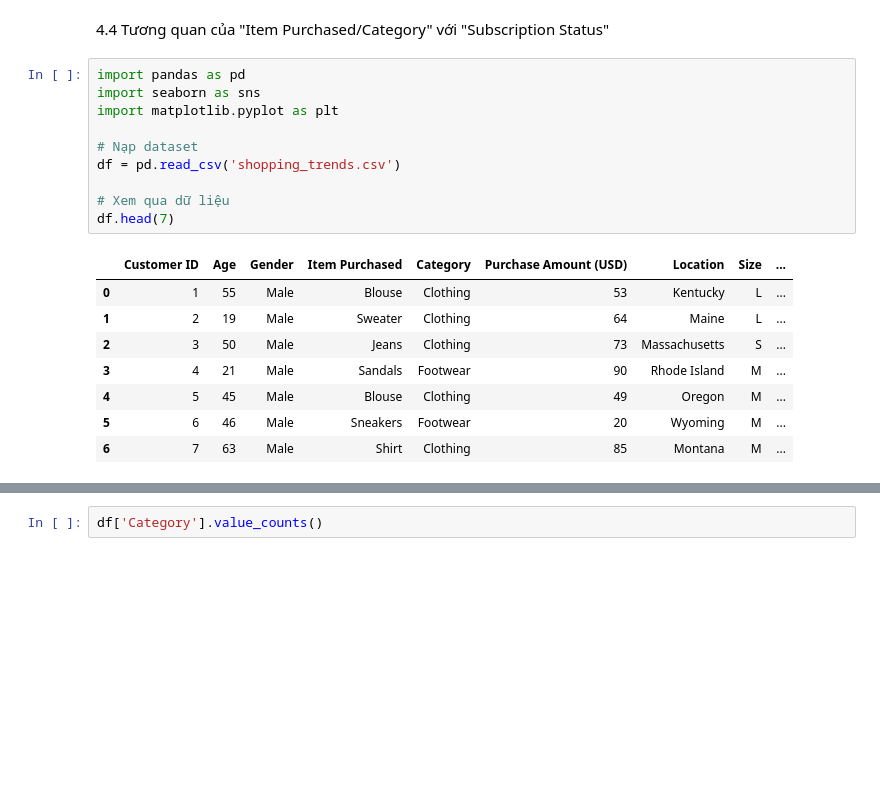
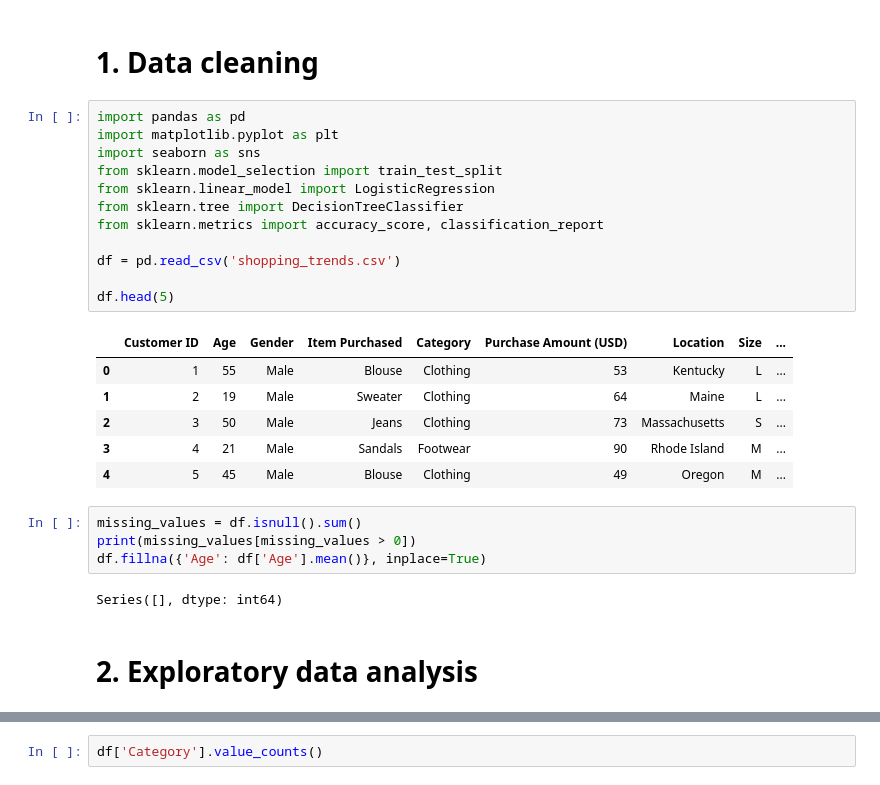
Before and after one commit to hailhp/DEANCNTT, a Jupyter notebook: analyst.ipynb, the cells around one changed output, grey strips where cells are left out. Drawn from its saved outputs; the diff is of its cells as text; blank space fills up the shorter version.

```diff
--- a/2.ipynb
+++ b/analyst.ipynb
@@ -1,21 +1,29 @@
-# %% [markdown]
-4.4 Tương quan của "Item Purchased/Category" với "Subscription Status"
+# %% [markdown]
+# 1. Data cleaning
 # %%
 import pandas as pd
+import matplotlib.pyplot as plt
 import seaborn as sns
-import matplotlib.pyplot as plt
+from sklearn.model_selection import train_test_split
+from sklearn.linear_model import LogisticRegression
+from sklearn.tree import DecisionTreeClassifier
+from sklearn.metrics import accuracy_score, classification_report
 
-# Nạp dataset
 df = pd.read_csv('shopping_trends.csv')
 
-# Xem qua dữ liệu
-df.head(7)
+df.head(5)
 # %% [output]
 |  | Customer ID | Age | Gender | Item Purchased | Category | Purchase Amount (USD) | Location | Size | ... |
 | 0 | 1 | 55 | Male | Blouse | Clothing | 53 | Kentucky | L | ... |
 | 1 | 2 | 19 | Male | Sweater | Clothing | 64 | Maine | L | ... |
 | 2 | 3 | 50 | Male | Jeans | Clothing | 73 | Massachusetts | S | ... |
 | 3 | 4 | 21 | Male | Sandals | Footwear | 90 | Rhode Island | M | ... |
 | 4 | 5 | 45 | Male | Blouse | Clothing | 49 | Oregon | M | ... |
-| 5 | 6 | 46 | Male | Sneakers | Footwear | 20 | Wyoming | M | ... |
-| 6 | 7 | 63 | Male | Shirt | Clothing | 85 | Montana | M | ... |
+# %%
+missing_values = df.isnull().sum()
+print(missing_values[missing_values > 0])
+df.fillna({'Age': df['Age'].mean()}, inplace=True)
+# %% [output]
+Series([], dtype: int64)
+# %% [markdown]
+# 2. Exploratory data analysis
```
Also changed, not shown: parts of 28 cells of this notebook, 2 other files.
